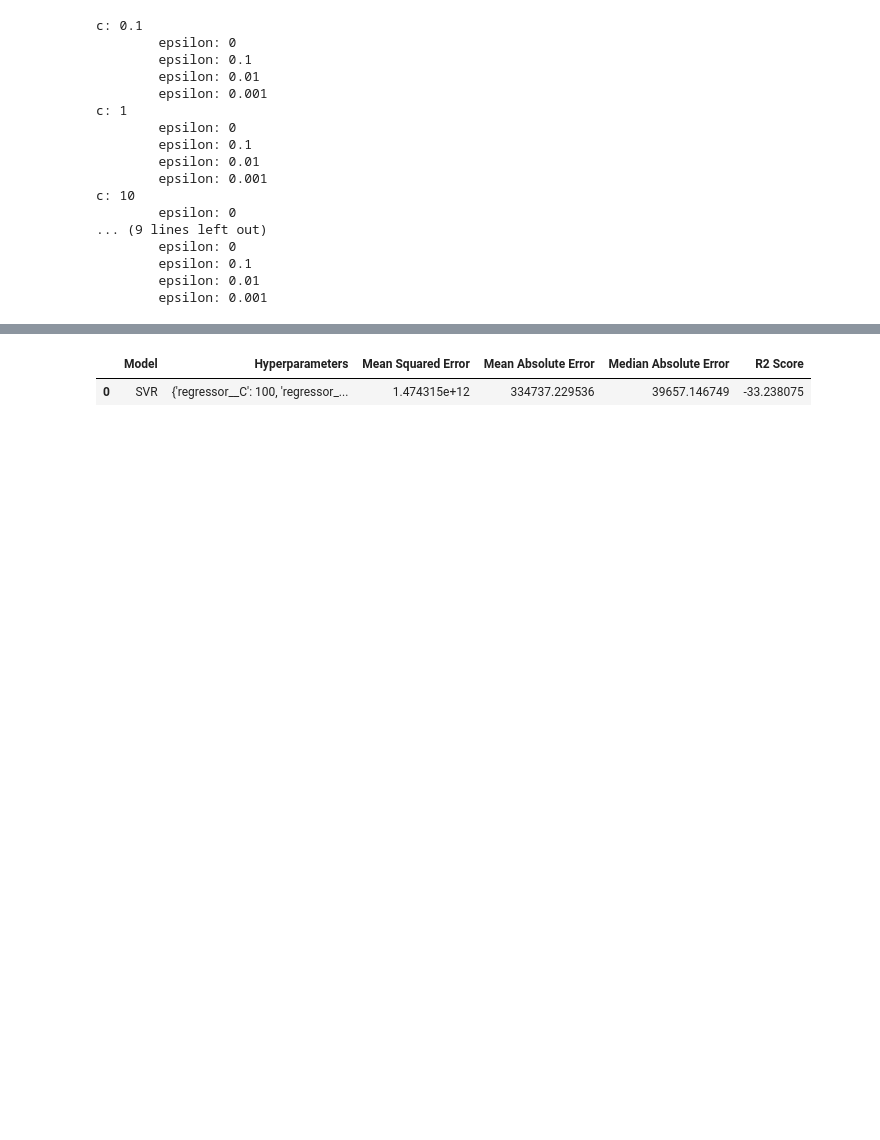
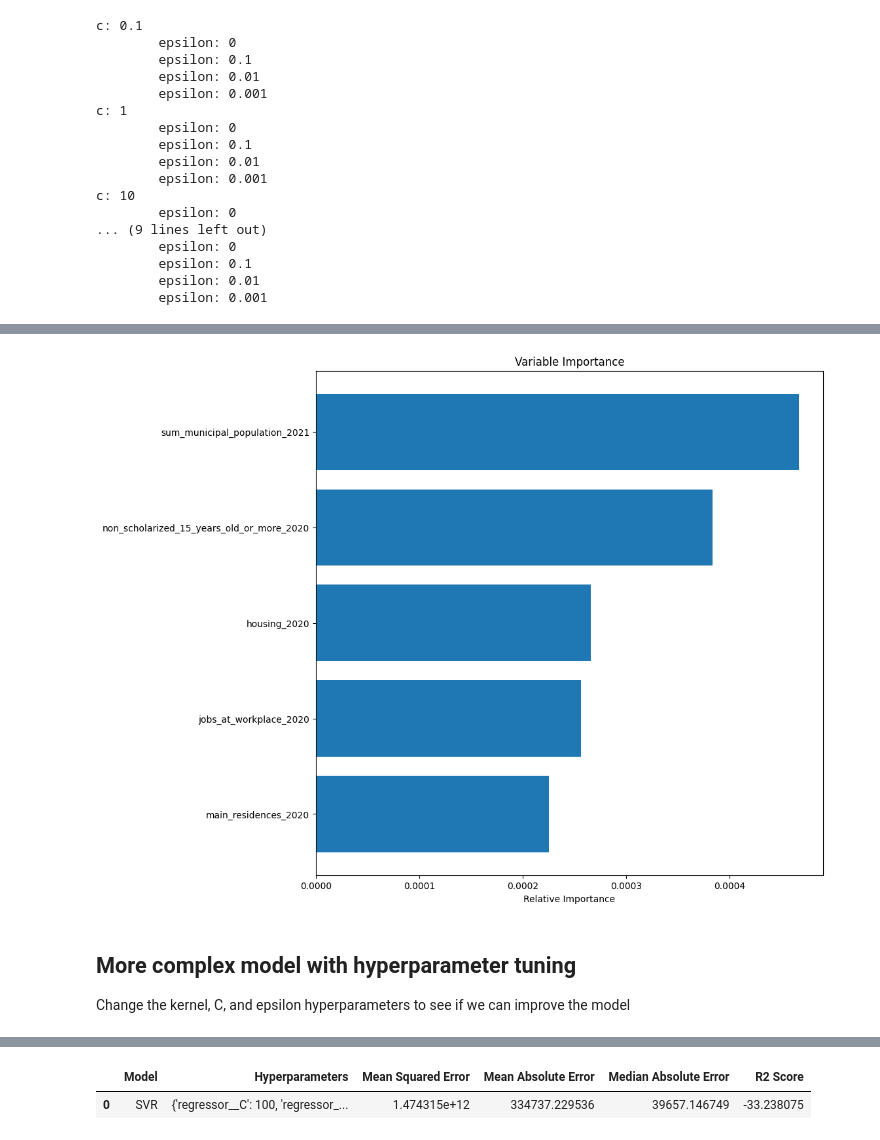
Before and after one commit to pierre-jezegou/fib-ml-project, a Jupyter notebook: models/svm.ipynb, the cells around one changed output, grey strips where cells are left out. Drawn from its saved outputs; the diff is of its cells as text; code cells hidden in the pictures; blank space fills up the shorter version.

```diff
--- a/models/svm.ipynb
+++ b/models/svm.ipynb
@@ -122,3 +145,10 @@ c: 10
+# %%
+plot_variable_importance(svm, X_train, y_train, 5)
+# %% [output]
+[figure, added]
+# %% [markdown]
+## More complex model with hyperparameter tuning
+Change the kernel, C, and epsilon hyperparameters to see if we can improve the model
 # %%
 param_grid = {
     'regressor__C': [0.1, 1, 10, 100],
```
Also changed, not shown: parts of 8 cells of this notebook.
